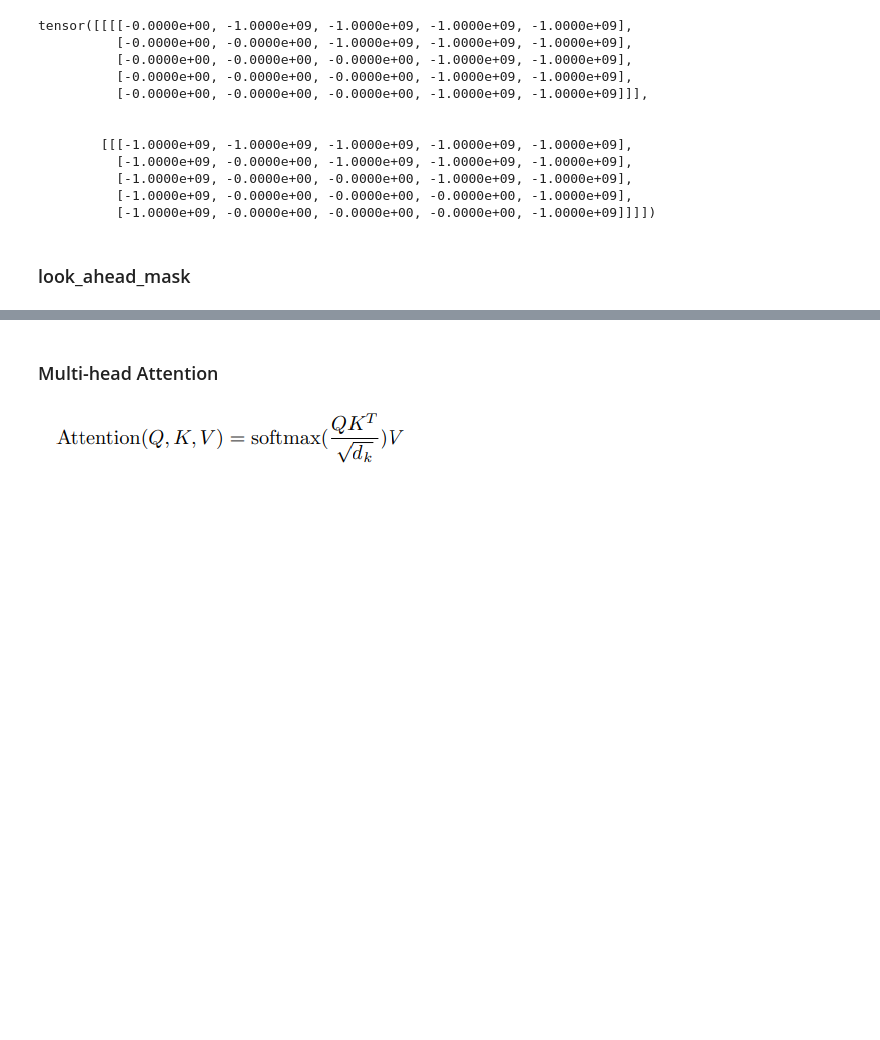
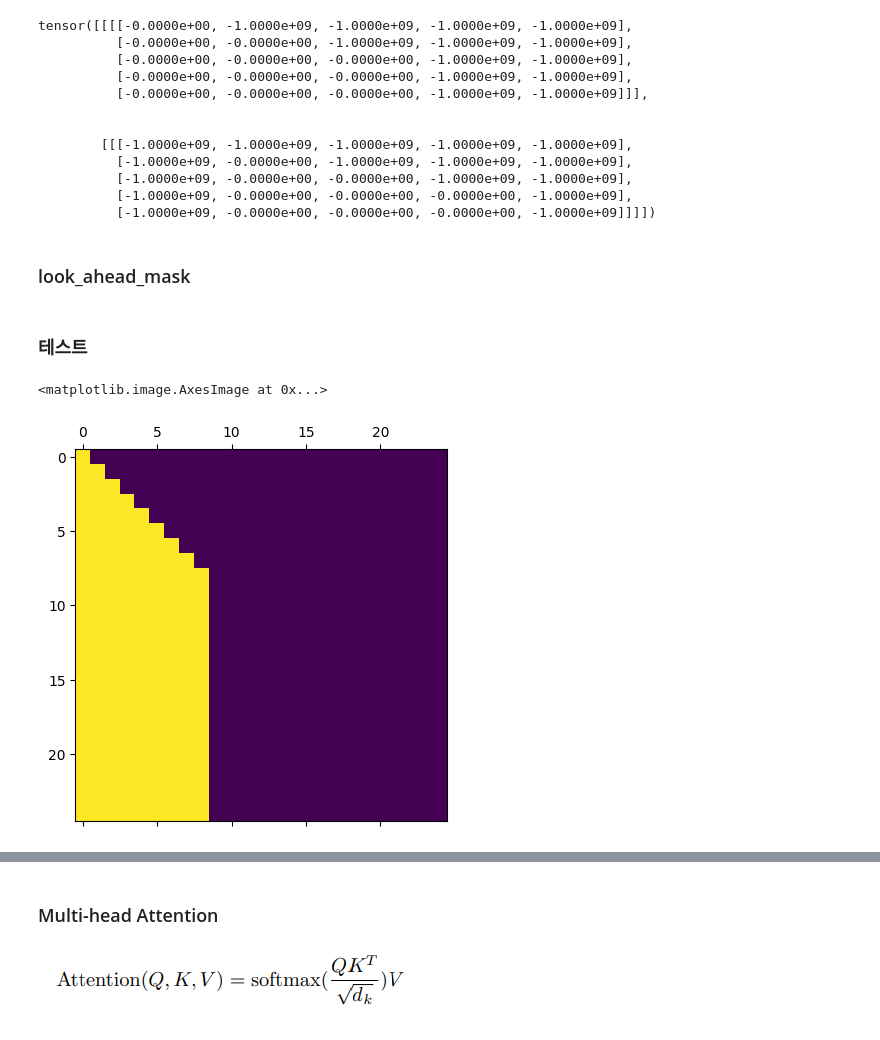
Before and after one commit to DonghaeSuh/NLP_Pytorch, a Jupyter notebook: Model/Transformer_Chatbot.ipynb, the cells around one changed output, grey strips where cells are left out. Saved outputs shown, nothing was run; the diff lists cells and outputs as text; code cells hidden in the pictures; blank space fills up the shorter version.

```diff
--- a/Model/Transformer_Chatbot.ipynb
+++ b/Model/Transformer_Chatbot.ipynb
@@ -242,7 +228,7 @@ tensor([0., 1., 1.])
 def padding_mask(inp):
   # inp : ( batch_size, max_len )
   # padding mask
-  mask=torch.ones(inp.size())  # ( batch_size, max_len )
+  mask=torch.ones(inp.size()).to(device)  # ( batch_size, max_len )
   mask=(inp==mask)*-1e9  # ( batch_size, max_len )
   padding_mask=mask[:,None,None,:] # ( batch_size, 1, 1, max_len )
 
@@ -312,16 +298,23 @@ def look_ahead_mask(tar):
   # tar : ( batch_size, max_len )
 
   # padding mask (padding 부분이 True,  아닌 부분이 False인 요소로 채워진 Tensor)
-  mask=torch.ones(tar.size())  # ( batch_size, max_len )
+  mask=torch.ones(tar.size()).to(device)  # ( batch_size, max_len )
 
   padding_mask=(tar==mask)  # ( batch_size, max_len )
   padding_mask=padding_mask[:,None,None,:] # ( batch_size, 1, 1, max_len )
 
   # look_ahead mask
-  ones=torch.ones(tar.size()[1],tar.size()[1]) # ( max_len, max_len )
-  look_ahead_mask=ones.triu(diagonal=1) # ( max_len, max_len )
+  ones=torch.ones(tar.size()[1],tar.size()[1]).to(device) # ( max_len, max_len )
+  look_ahead_mask=ones.triu(diagonal=1).to(device) # ( max_len, max_len )
   look_ahead_mask=look_ahead_mask.repeat(tar.size()[0],1,1,1) # ( batch_size, 1, ,max_len, max_len )
 
   look_ahead_mask=torch.maximum(padding_mask,look_ahead_mask)*-1e9
 
   return look_ahead_mask # ( batch_size, 1, ,max_len, max_len )
+# %% [markdown]
+### 테스트
+# %%
+plt.matshow(look_ahead_mask(batch.answer)[0][0]) # 이를 표현할 때에는 .to(device)를 모두 제거해야 한다.
+# %% [output]
+<matplotlib.image.AxesImage at 0x...>
+[figure, added]
```
Also changed, not shown: parts of 43 cells of this notebook.
